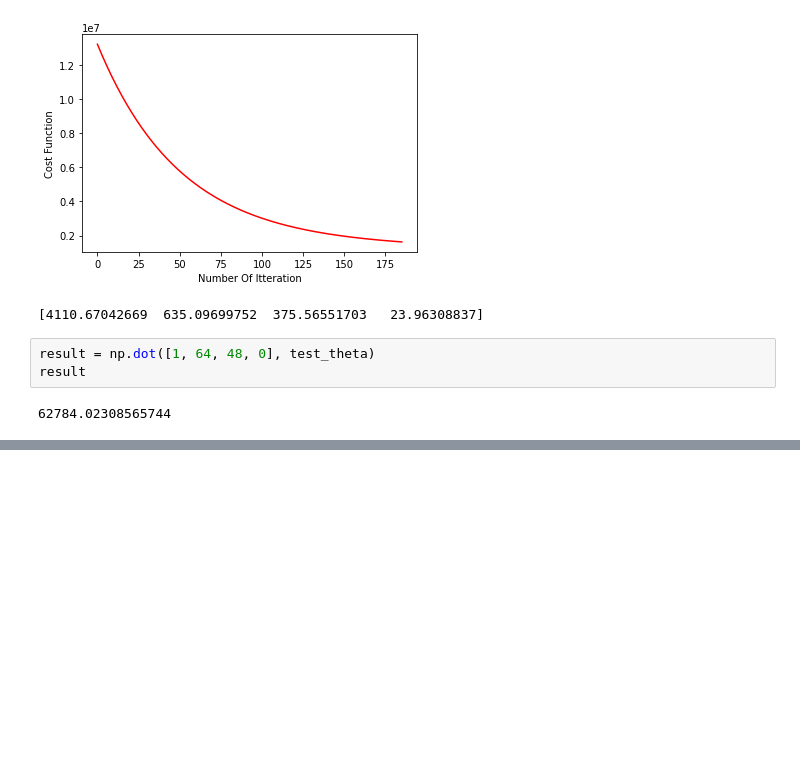
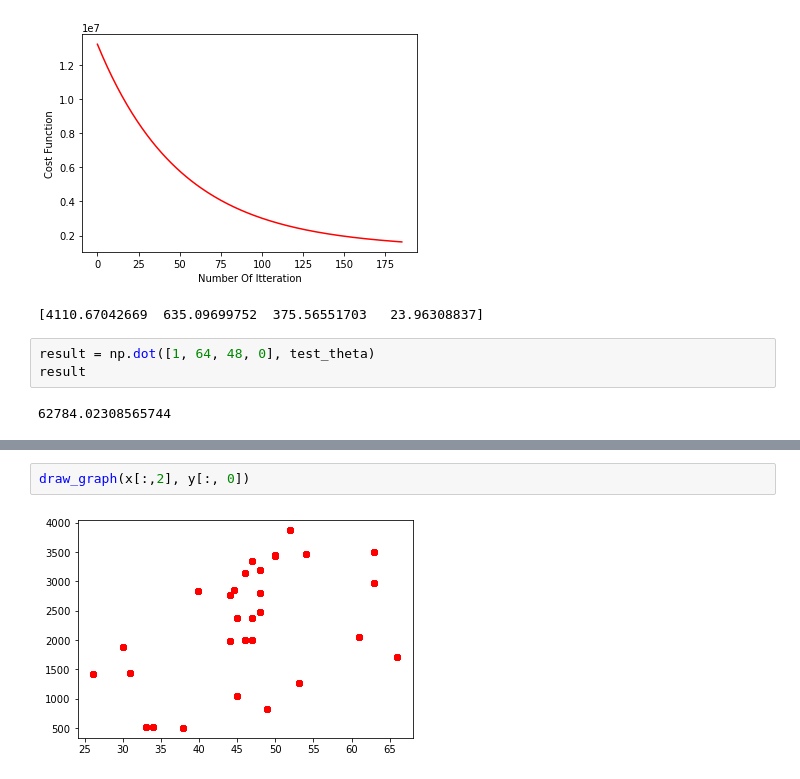
Before and after one commit to Sahi235/MachineLearning, a Jupyter notebook: Linear Regression/NYC Bicycle counts/NYC Bicycle Counts.ipynb, the cells around one changed output, grey strips where cells are left out. Drawn from its saved outputs; the diff is of its cells as text; blank space fills up the shorter version.

```diff
--- a/Linear Regression/NYC Bicycle counts/NYC Bicycle Counts.ipynb
+++ b/Linear Regression/NYC Bicycle counts/NYC Bicycle Counts.ipynb
@@ -168,0 +178,4 @@ result
+# %%
+draw_graph(x[:,2], y[:, 0])
+# %% [output]
+[figure, added]
```
Also changed, not shown: parts of 8 cells of this notebook.
